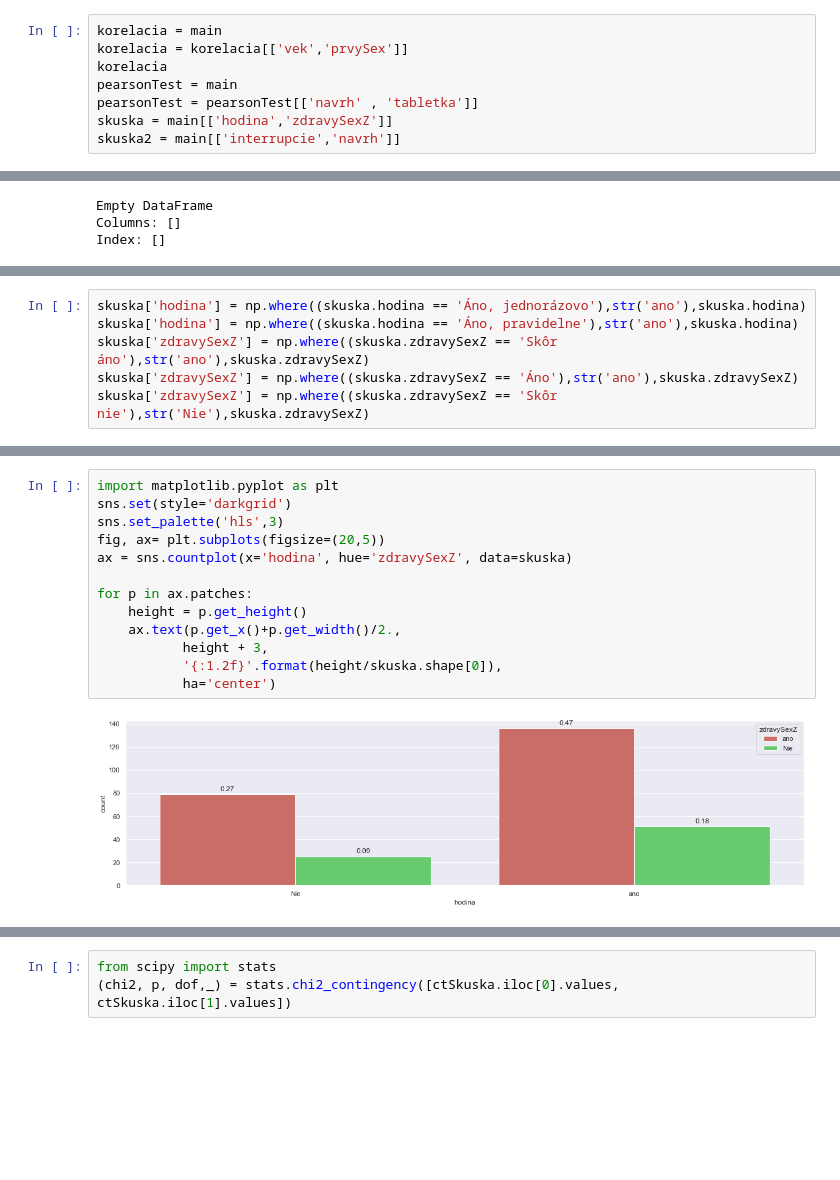
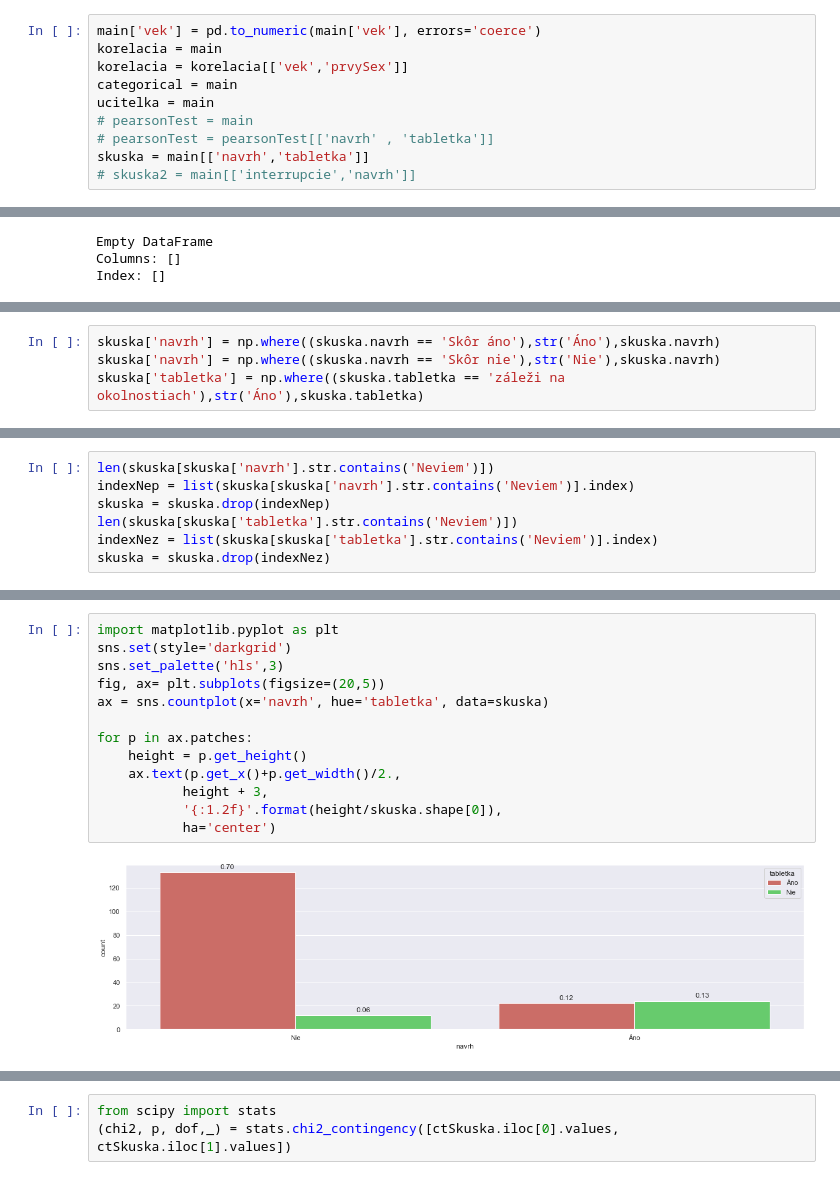
Before and after one commit to KlaraHirm/SOC, a Jupyter notebook: SOC.ipynb, the cells around one changed output, grey strips where cells are left out. Saved outputs shown, nothing was run; the diff lists cells and outputs as text; blank space fills up the shorter version.

```diff
--- a/SOC.ipynb
+++ b/SOC.ipynb
@@ -73,13 +54,15 @@ main.head()
 | 3 | f | 18 | Áno, jednorázovo | Výklad na hodine biológie ZŠ | Áno | Skôr áno | Nie | 17-18 | Prerušovaná súlož | ... |
 | 4 | f | 17 | Nie | Nemal/a som žiadnu možnosť byť in... | Skôr nie | Skôr áno | Nie | ešte som nemal/a pohlavný styk | Nie som sexuálne aktívny/a | ... |
 # %%
+main['vek'] = pd.to_numeric(main['vek'], errors='coerce')
 korelacia = main
 korelacia = korelacia[['vek','prvySex']]
-korelacia
-pearsonTest = main
-pearsonTest = pearsonTest[['navrh' , 'tabletka']]
-skuska = main[['hodina','zdravySexZ']]
-skuska2 = main[['interrupcie','navrh']]
+categorical = main
+ucitelka = main
+# pearsonTest = main
+# pearsonTest = pearsonTest[['navrh' , 'tabletka']]
+skuska = main[['navrh','tabletka']]
+# skuska2 = main[['interrupcie','navrh']]
 # %%
 print(korelacia.dtypes)
 # %% [output]
@@ -387,8 +405,2 @@ Data columns (total 2 columns):
 dtypes: object(2)
 memory usage: 4.9+ KB
-# %%
-skuska['hodina'] = np.where((skuska.hodina == 'Áno, jednorázovo'),str('ano'),skuska.hodina)
-skuska['hodina'] = np.where((skuska.hodina == 'Áno, pravidelne'),str('ano'),skuska.hodina)
-skuska['zdravySexZ'] = np.where((skuska.zdravySexZ == 'Skôr áno'),str('ano'),skuska.zdravySexZ)
-skuska['zdravySexZ'] = np.where((skuska.zdravySexZ == 'Áno'),str('ano'),skuska.zdravySexZ)
-skuska['zdravySexZ'] = np.where((skuska.zdravySexZ == 'Skôr nie'),str('Nie'),skuska.zdravySexZ)
@@ -394,0 +411,4 @@ skuska['zdravySexZ'] = np.where((skuska.zdravySexZ == 'Skôr nie'),str('Nie'),sk
+# %%
+skuska['navrh'] = np.where((skuska.navrh == 'Skôr áno'),str('Áno'),skuska.navrh)
+skuska['navrh'] = np.where((skuska.navrh == 'Skôr nie'),str('Nie'),skuska.navrh)
+skuska['tabletka'] = np.where((skuska.tabletka == 'záleži na okolnostiach'),str('Áno'),skuska.tabletka)
@@ -395 +431,8 @@ skuska['zdravySexZ'] = np.where((skuska.zdravySexZ == 'Skôr nie'),str('Nie'),sk
+# %%
+len(skuska[skuska['navrh'].str.contains('Neviem')])
+indexNep = list(skuska[skuska['navrh'].str.contains('Neviem')].index)
+skuska = skuska.drop(indexNep)
+len(skuska[skuska['tabletka'].str.contains('Neviem')])
+indexNez = list(skuska[skuska['tabletka'].str.contains('Neviem')].index)
+skuska = skuska.drop(indexNez)
 # %%
@@ -409,16 +448,16 @@ Name: zdravySexZ, dtype: int64
 # %%
 import matplotlib.pyplot as plt
 sns.set(style='darkgrid')
 sns.set_palette('hls',3)
 fig, ax= plt.subplots(figsize=(20,5))
-ax = sns.countplot(x='hodina', hue='zdravySexZ', data=skuska)
+ax = sns.countplot(x='navrh', hue='tabletka', data=skuska)
 
 for p in ax.patches:
     height = p.get_height()
     ax.text(p.get_x()+p.get_width()/2.,
            height + 3,
            '{:1.2f}'.format(height/skuska.shape[0]),
            ha='center')
 # %% [output]
-[figure, old version]
+[figure, new version]
 # %%
```
Also changed, not shown: parts of 28 cells of this notebook.
